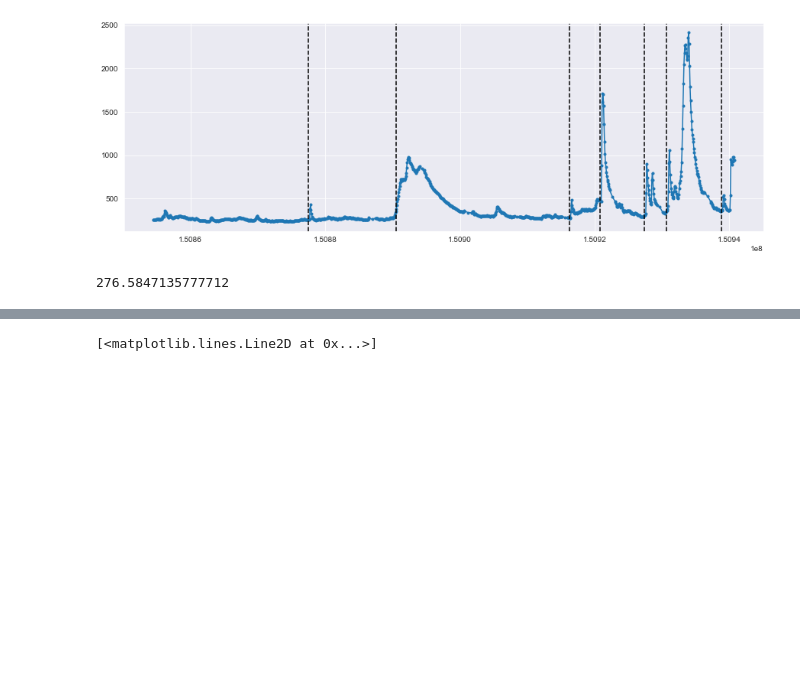
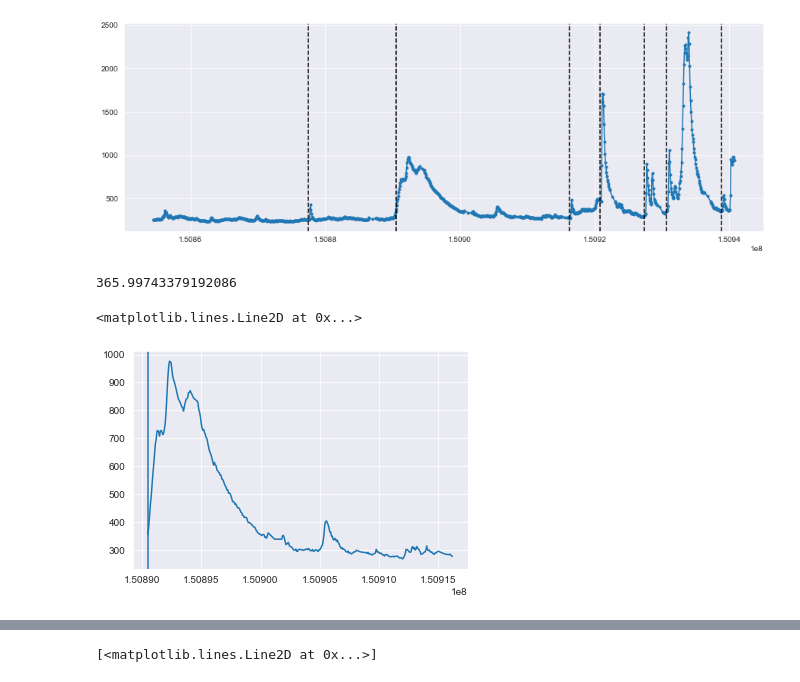
Before and after one commit to Tech-Meet-10-IITB-Solutions/SuryaDrishti, a Jupyter notebook: loc_max.ipynb, the cells around one changed output, grey strips where cells are left out. Cells and saved outputs as stored; diff of their text form; code cells hidden in the pictures; blank space fills up the shorter version.

```diff
--- a/loc_max.ipynb
+++ b/loc_max.ipynb
@@ -265,8 +332,26 @@ def bk_avg():
     #plt.plot(binned_time, binned_count - test_counts)
     #print(np.where((binned_count - test_counts)>0))
     #print(mean)
-    return mean-0.5*sig
+    return mean+3*sig
 
 bk_avg()
 # %% [output]
-276.5847135777712
+365.99743379192086
+# %%
+def find_end(time, counts, mean):
+    if len(np.where(counts<mean)[0]) != 0:
+        end_time = time[np.where(counts<mean)[0][0]]
+    else:
+        end_time = time[np.argmin(counts)]
+    return end_time
+
+fend_counts = binned_count[498:830]
+fend_time = binned_time[498:830]
+plt.plot(fend_time, fend_counts)
+end_time = find_end(fend_time, fend_counts, bk_avg())
+plt.axvline(end_time)
+#i = 1
+#find_end(binned_time[new_st_flags[i]:new_st_flags[i+1]], binned_count[new_st_flags[i]:new_st_flags[i+1]], bk_avg())
+# %% [output]
+<matplotlib.lines.Line2D at 0x...>
+[figure, added]
```
Also changed, not shown: parts of 12 cells of this notebook.
